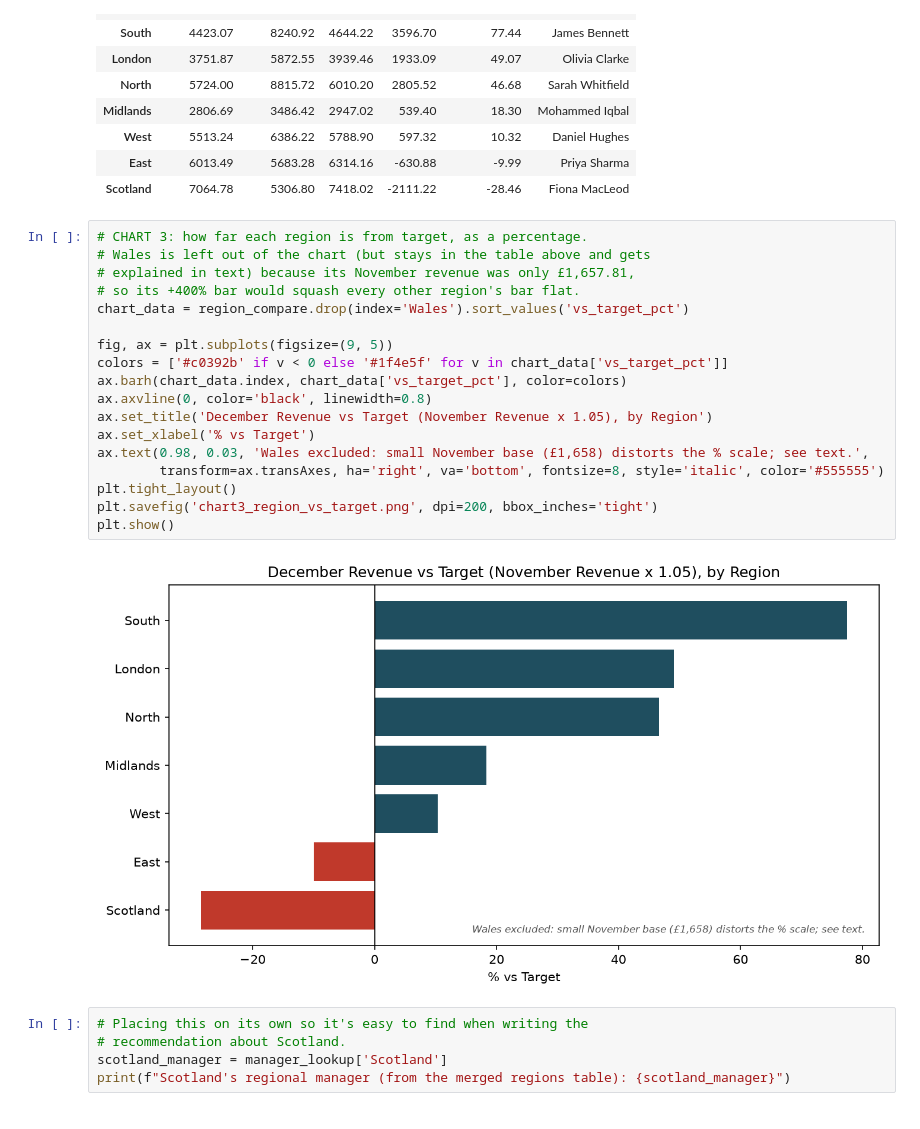
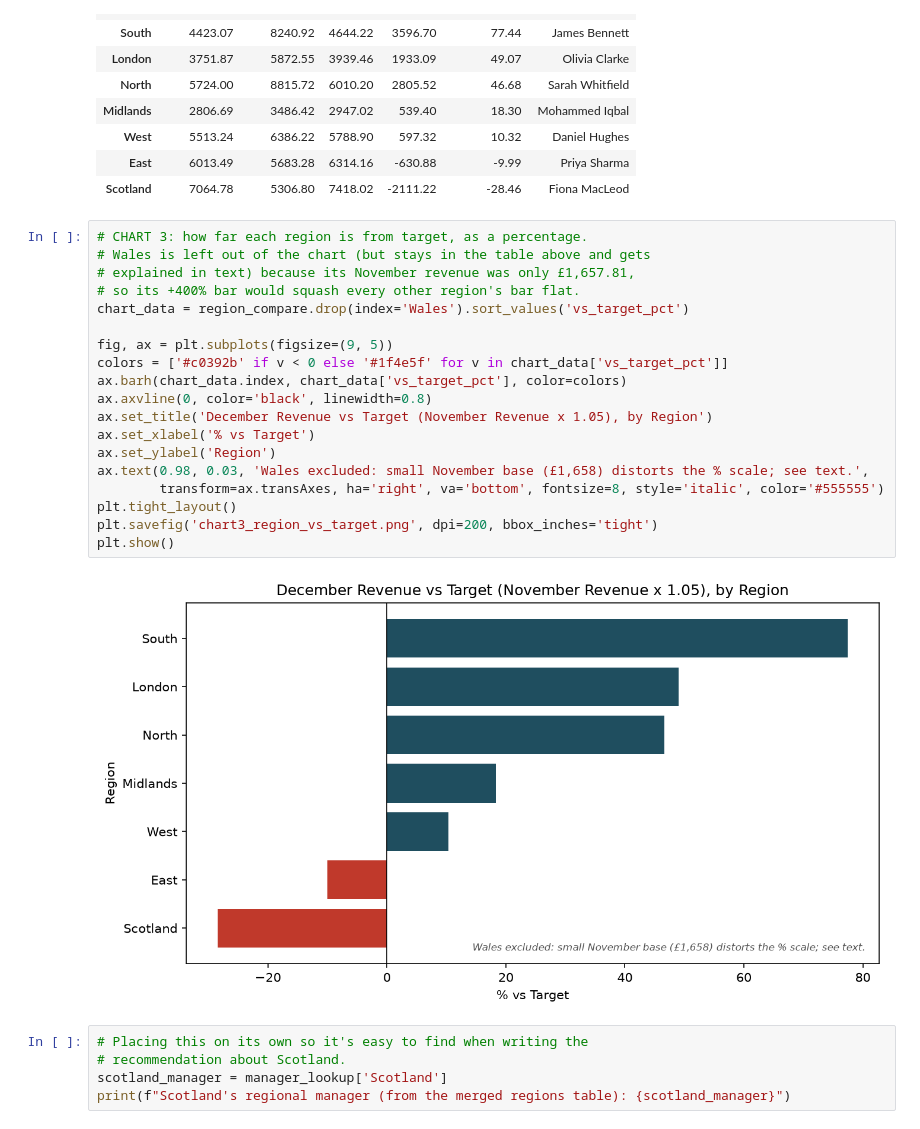
Before and after one commit to victorynnamani/datatrove-placement, a Jupyter notebook: tasks/phase2/06_monthly_report_analysis.ipynb, the cells around one changed output. Saved outputs shown, nothing was run; the diff lists cells and outputs as text.

```diff
--- a/tasks/phase2/06_monthly_report_analysis.ipynb
+++ b/tasks/phase2/06_monthly_report_analysis.ipynb
@@ -268,23 +271,24 @@ region_compare
 # %%
 # CHART 3: how far each region is from target, as a percentage.
 # Wales is left out of the chart (but stays in the table above and gets
 # explained in text) because its November revenue was only £1,657.81,
 # so its +400% bar would squash every other region's bar flat.
 chart_data = region_compare.drop(index='Wales').sort_values('vs_target_pct')
 
 fig, ax = plt.subplots(figsize=(9, 5))
 colors = ['#c0392b' if v < 0 else '#1f4e5f' for v in chart_data['vs_target_pct']]
 ax.barh(chart_data.index, chart_data['vs_target_pct'], color=colors)
 ax.axvline(0, color='black', linewidth=0.8)
 ax.set_title('December Revenue vs Target (November Revenue x 1.05), by Region')
 ax.set_xlabel('% vs Target')
+ax.set_ylabel('Region')
 ax.text(0.98, 0.03, 'Wales excluded: small November base (£1,658) distorts the % scale; see text.',
         transform=ax.transAxes, ha='right', va='bottom', fontsize=8, style='italic', color='#555555')
 plt.tight_layout()
 plt.savefig('chart3_region_vs_target.png', dpi=200, bbox_inches='tight')
 plt.show()
 # %% [output]
-[figure, old version]
+[figure, new version]
 # %%
 # Placing this on its own so it's easy to find when writing the
 # recommendation about Scotland.
```
Also changed, not shown: parts of 3 cells of this notebook, 6 other files.
